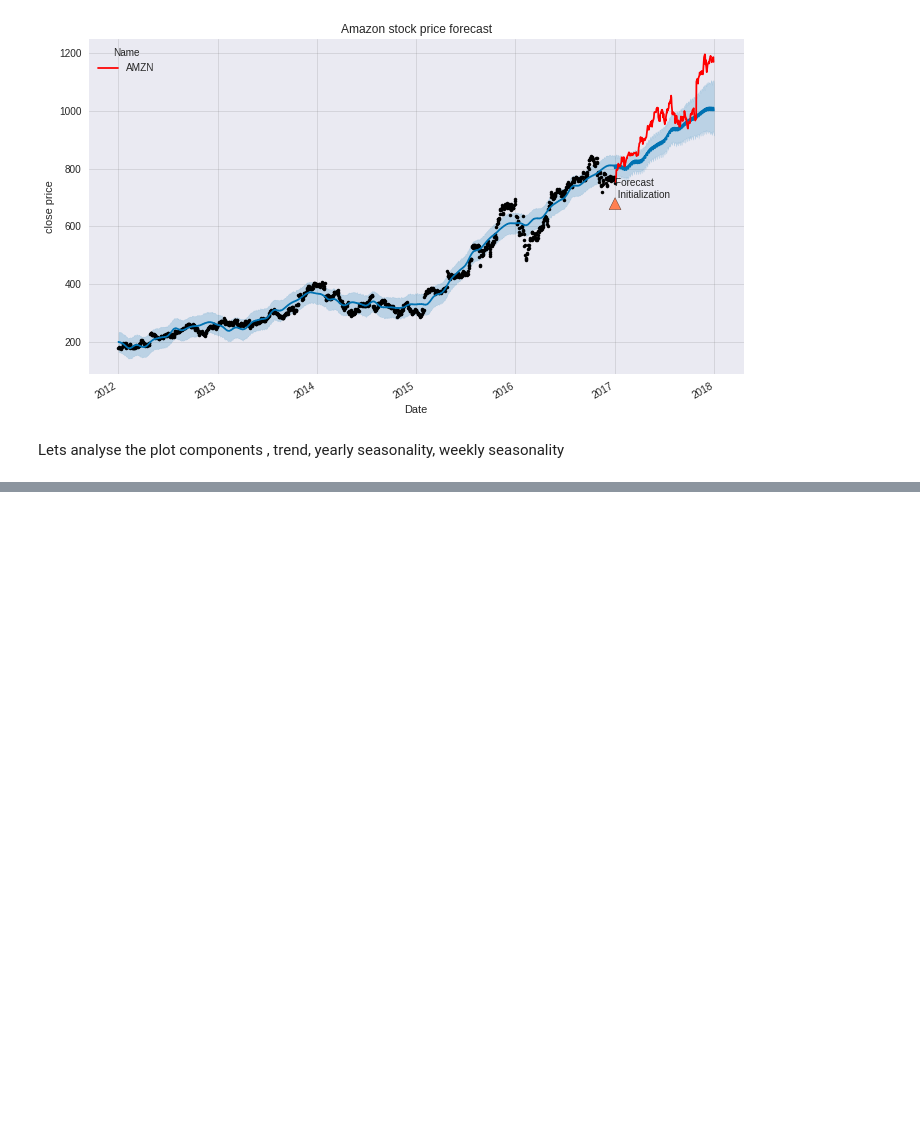
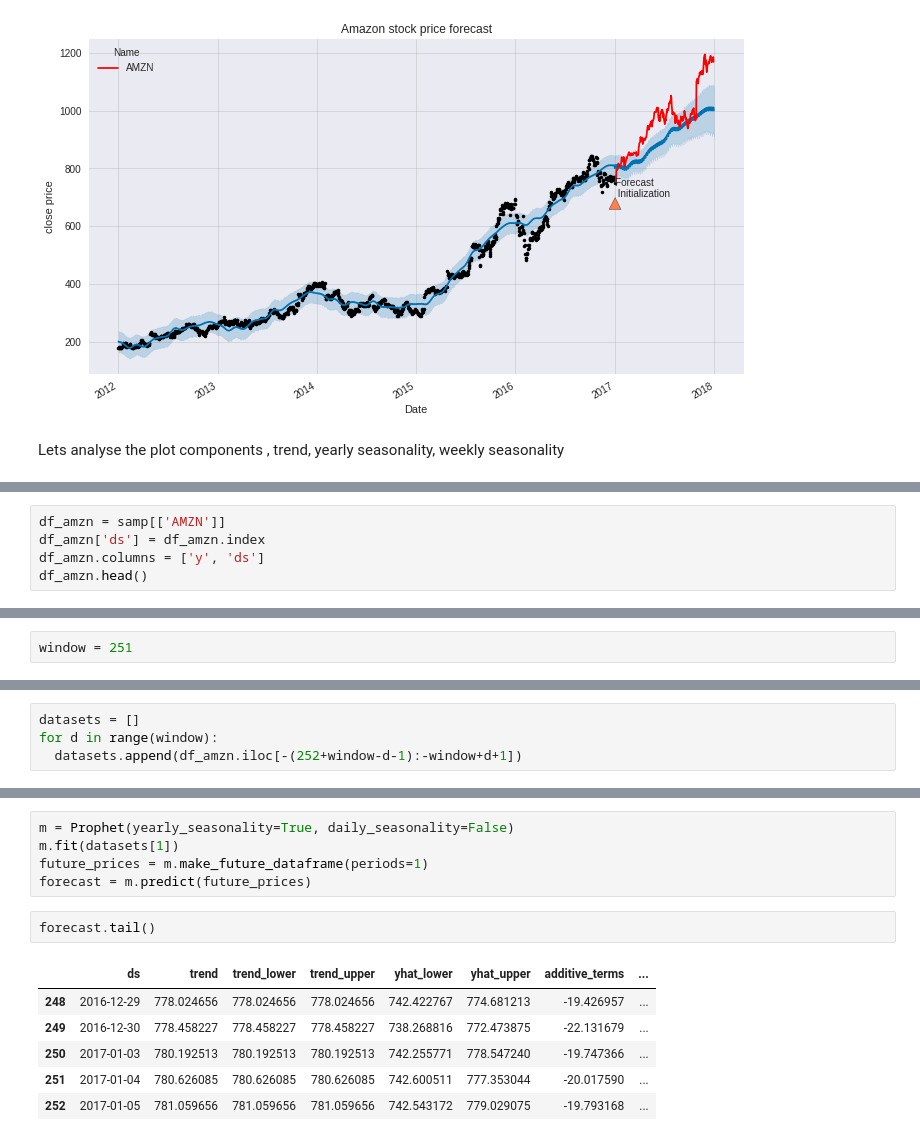
Before and after one commit to saurabh2086/timeSeriesAnalysis, a Jupyter notebook: DJIA_Data.ipynb, the cells around one changed output, grey strips where cells are left out. Drawn from its saved outputs; the diff is of its cells as text; blank space fills up the shorter version.

```diff
--- a/DJIA_Data.ipynb
+++ b/DJIA_Data.ipynb
@@ -878,0 +944,5 @@ m.plot_components(forecast)
+# %%
+df_amzn = samp[['AMZN']]
+df_amzn['ds'] = df_amzn.index
+df_amzn.columns = ['y', 'ds']
+df_amzn.head()
@@ -878,0 +965,2 @@ m.plot_components(forecast)
+# %%
+window = 251
@@ -878,0 +969,4 @@ m.plot_components(forecast)
+# %%
+datasets = []
+for d in range(window):
+  datasets.append(df_amzn.iloc[-(252+window-d-1):-window+d+1])
@@ -878,0 +1003,14 @@ m.plot_components(forecast)
+# %%
+m = Prophet(yearly_seasonality=True, daily_seasonality=False)
+m.fit(datasets[1])
+future_prices = m.make_future_dataframe(periods=1)
+forecast = m.predict(future_prices)
+# %%
+forecast.tail()
+# %% [output]
+|  | ds | trend | trend_lower | trend_upper | yhat_lower | yhat_upper | additive_terms | ... |
+| 248 | 2016-12-29 | 778.024656 | 778.024656 | 778.024656 | 742.422767 | 774.681213 | -19.426957 | ... |
+| 249 | 2016-12-30 | 778.458227 | 778.458227 | 778.458227 | 738.268816 | 772.473875 | -22.131679 | ... |
+| 250 | 2017-01-03 | 780.192513 | 780.192513 | 780.192513 | 742.255771 | 778.547240 | -19.747366 | ... |
+| 251 | 2017-01-04 | 780.626085 | 780.626085 | 780.626085 | 742.600511 | 777.353044 | -20.017590 | ... |
+| 252 | 2017-01-05 | 781.059656 | 781.059656 | 781.059656 | 742.543172 | 779.029075 | -19.793168 | ... |
```
Also changed, not shown: parts of 51 cells of this notebook.
